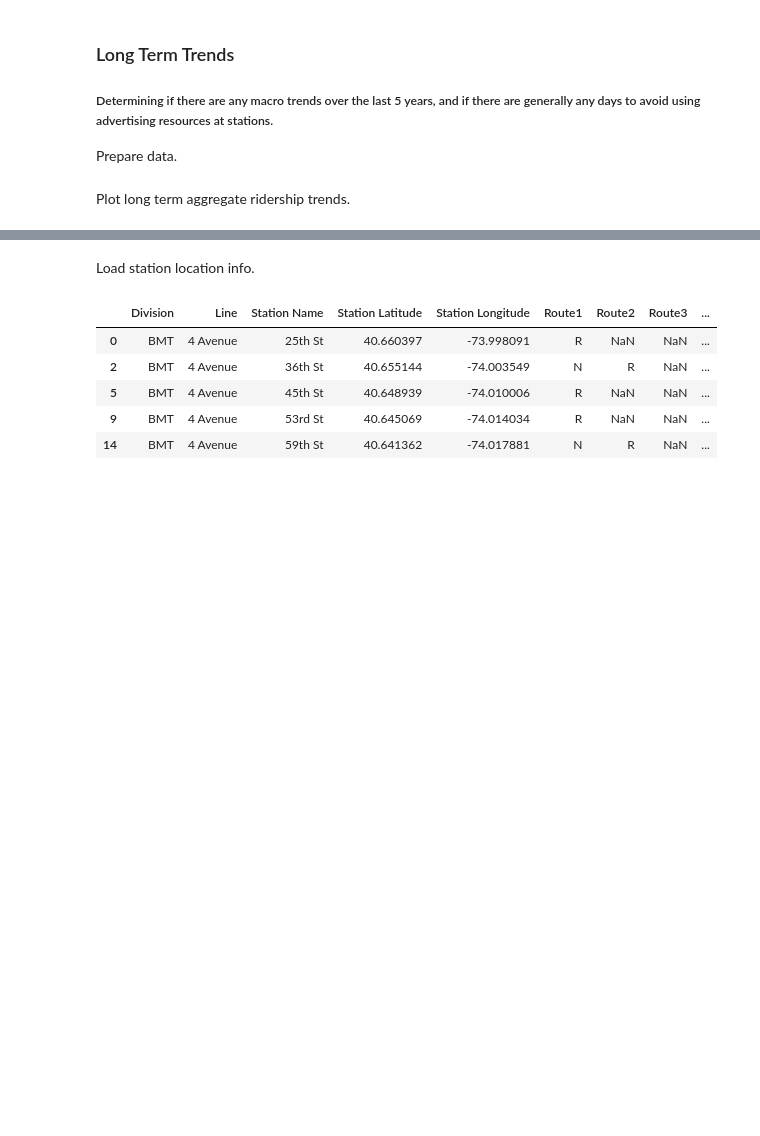
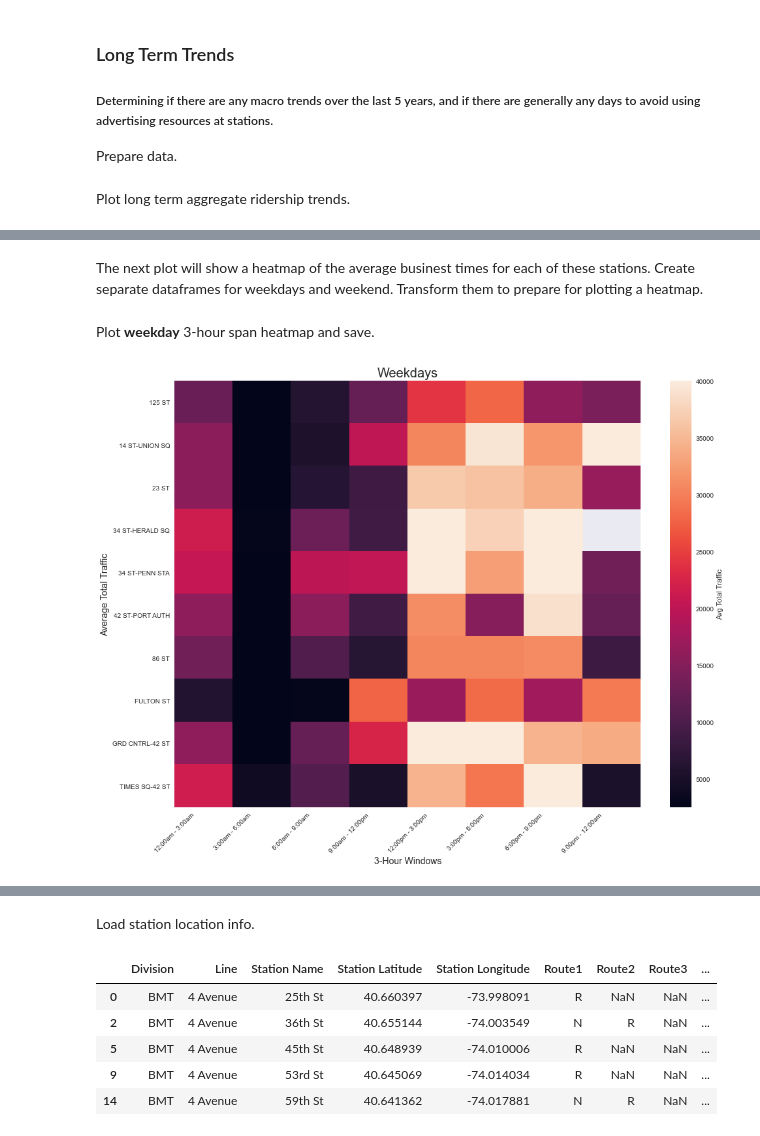
Before and after one commit to stephenjkaplan/metis-project1-mta, a Jupyter notebook: Data Analysis & Visualization.ipynb, the cells around one changed output, grey strips where cells are left out. Cells and saved outputs as stored; diff of their text form; code cells hidden in the pictures; blank space fills up the shorter version.

```diff
--- a/Data Analysis & Visualization.ipynb
+++ b/Data Analysis & Visualization.ipynb
@@ -57,0 +136,15 @@ plt.legend(bbox_to_anchor=(1, 1), loc=2)
+# %% [markdown]
+The next plot will show a heatmap of the average businest times for each of these stations. Create separate dataframes for weekdays and weekend. Transform them to prepare for plotting a heatmap.
+# %%
+df_hours_weekday = df_for_viz[df_for_viz['DAYOFWEEK'].isin(range(6))]
+df_hours_weekend = df_for_viz[df_for_viz['DAYOFWEEK'].isin(range(5,7))]
+
+df_weekday_graph = prepare_mta_data_for_heatmap(df_hours_weekday)
+df_weekend_graph = prepare_mta_data_for_heatmap(df_hours_weekend)
+# %% [markdown]
+Plot **weekday** 3-hour span heatmap and save.
+# %%
+plot_busy_times_heatmap(df_weekday_graph, "Weekdays")
+plt.savefig("plots/weekday_heatmap.png");
+# %% [output]
+[figure, added]
```
Also changed, not shown: parts of 44 cells of this notebook, 2 other files.
